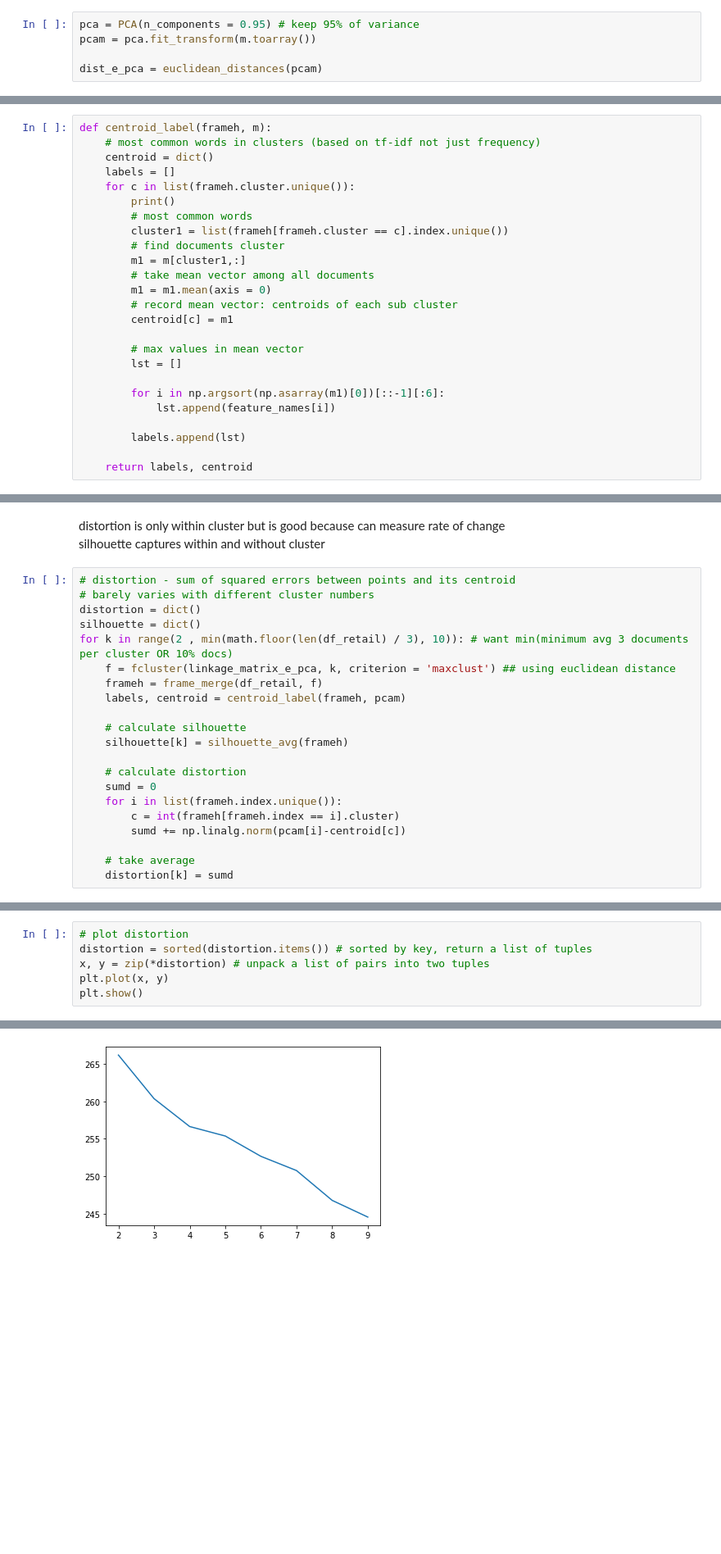
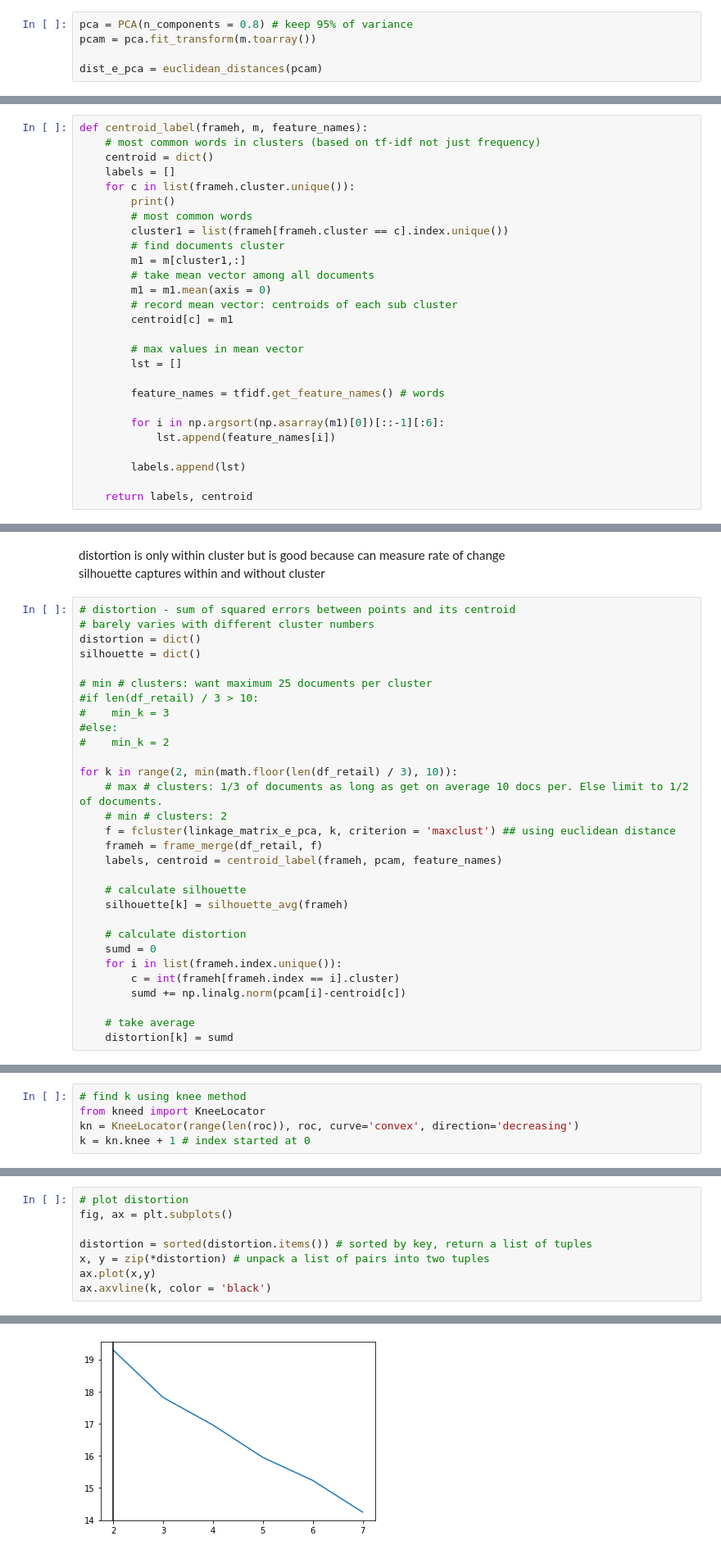
Before and after one commit to katrina906/DS5230, a Jupyter notebook: cleaning.ipynb, the cells around one changed output, grey strips where cells are left out. Shown at 82% size. Saved outputs shown, nothing was run; the diff lists cells and outputs as text; blank space fills up the shorter version.

```diff
--- a/cleaning.ipynb
+++ b/cleaning.ipynb
@@ -177,7 +162,7 @@ dist_e = euclidean_distances(m)  ## I think its ok to use euclidean because tf-i
 # %% [markdown]
 __Dimensionality Reduction__
 # %%
-pca = PCA(n_components = 0.95) # keep 95% of variance
+pca = PCA(n_components = 0.8) # keep 95% of variance
 pcam = pca.fit_transform(m.toarray())
 
 dist_e_pca = euclidean_distances(pcam)
@@ -220,7 +205,7 @@ def frame_merge(df, f):
     frameh = frameh.reset_index()
     return frameh
 # %%
-def centroid_label(frameh, m):
+def centroid_label(frameh, m, feature_names):
     # most common words in clusters (based on tf-idf not just frequency)
     centroid = dict()
     labels = []
@@ -238,6 +223,8 @@ def centroid_label(frameh, m):
         # max values in mean vector
         lst = []
 
+        feature_names = tfidf.get_feature_names() # words
+
         for i in np.argsort(np.asarray(m1)[0])[::-1][:6]:
             lst.append(feature_names[i])
 
@@ -294,10 +281,19 @@ silhouette captures within and without cluster
 # barely varies with different cluster numbers
 distortion = dict()
 silhouette = dict()
-for k in range(2 , min(math.floor(len(df_retail) / 3), 10)): # want min(minimum avg 3 documents per cluster OR 10% docs)
+
+# min # clusters: want maximum 25 documents per cluster
+#if len(df_retail) / 3 > 10:
+#    min_k = 3
+#else:
+#    min_k = 2
+
+for k in range(2, min(math.floor(len(df_retail) / 3), 10)):
+    # max # clusters: 1/3 of documents as long as get on average 10 docs per. Else limit to 1/2 of documents.
+    # min # clusters: 2
     f = fcluster(linkage_matrix_e_pca, k, criterion = 'maxclust') ## using euclidean distance
     frameh = frame_merge(df_retail, f)
-    labels, centroid = centroid_label(frameh, pcam)
+    labels, centroid = centroid_label(frameh, pcam, feature_names)
 
     # calculate silhouette
     silhouette[k] = silhouette_avg(frameh)
@@ -344,0 +339,5 @@ for i in range(len(roc)):
+# %%
+# find k using knee method
+from kneed import KneeLocator
+kn = KneeLocator(range(len(roc)), roc, curve='convex', direction='decreasing')
+k = kn.knee + 1 # index started at 0
@@ -345,7 +348,9 @@ for i in range(len(roc)):
 # %%
 # plot distortion
+fig, ax = plt.subplots()
+
 distortion = sorted(distortion.items()) # sorted by key, return a list of tuples
 x, y = zip(*distortion) # unpack a list of pairs into two tuples
-plt.plot(x, y)
-plt.show()
+ax.plot(x,y)
+ax.axvline(k, color = 'black')
 # %% [output]
@@ -352,4 +358,4 @@ plt.show()
-[figure, old version]
+[figure, new version]
 # %%
 # use this number of clusters to form final clusters
 f = fcluster(linkage_matrix, k, criterion = 'maxclust')
```
Also changed, not shown: parts of 31 cells of this notebook.
